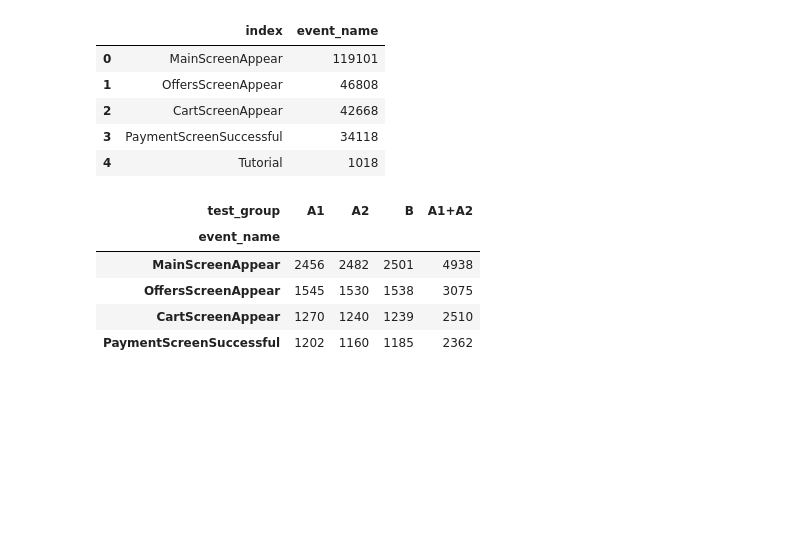
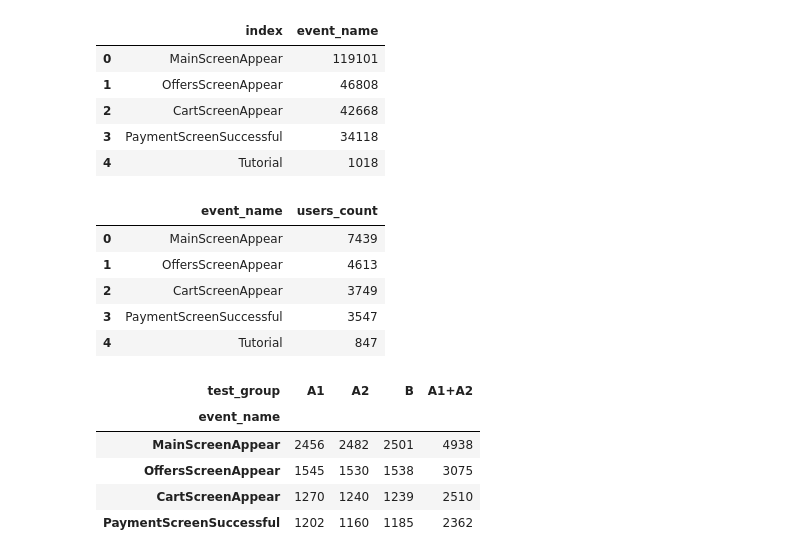
Before and after one commit to mssnatashka/mitpis, a Jupyter notebook: mitpis_lr5_2.ipynb, the cells around one changed output. Drawn from its saved outputs; the diff is of its cells as text; code cells hidden in the pictures; blank space fills up the shorter version.

```diff
--- a/mitpis_lr5_2.ipynb
+++ b/mitpis_lr5_2.ipynb
@@ -119,6 +119,18 @@ event_count
 | 2 | CartScreenAppear | 42668 |
 | 3 | PaymentScreenSuccessful | 34118 |
 | 4 | Tutorial | 1018 |
+# %%
+#посмотрим, сколько пользователей совершали каждое событие
+event_counts_users = df.groupby('event_name')['user_id'].nunique().sort_values(ascending=False).to_frame().reset_index()\
+        .rename(columns={'user_id': 'users_count'})
+event_counts_users
+# %% [output]
+|  | event_name | users_count |
+| 0 | MainScreenAppear | 7439 |
+| 1 | OffersScreenAppear | 4613 |
+| 2 | CartScreenAppear | 3749 |
+| 3 | PaymentScreenSuccessful | 3547 |
+| 4 | Tutorial | 847 |
 # %%
 all_events_count = df.pivot_table(index='event_name', columns='test_group',values='user_id',aggfunc='nunique')\
                        .sort_values('A1',ascending=False)
```
Also changed, not shown: parts of 2 cells of this notebook.
